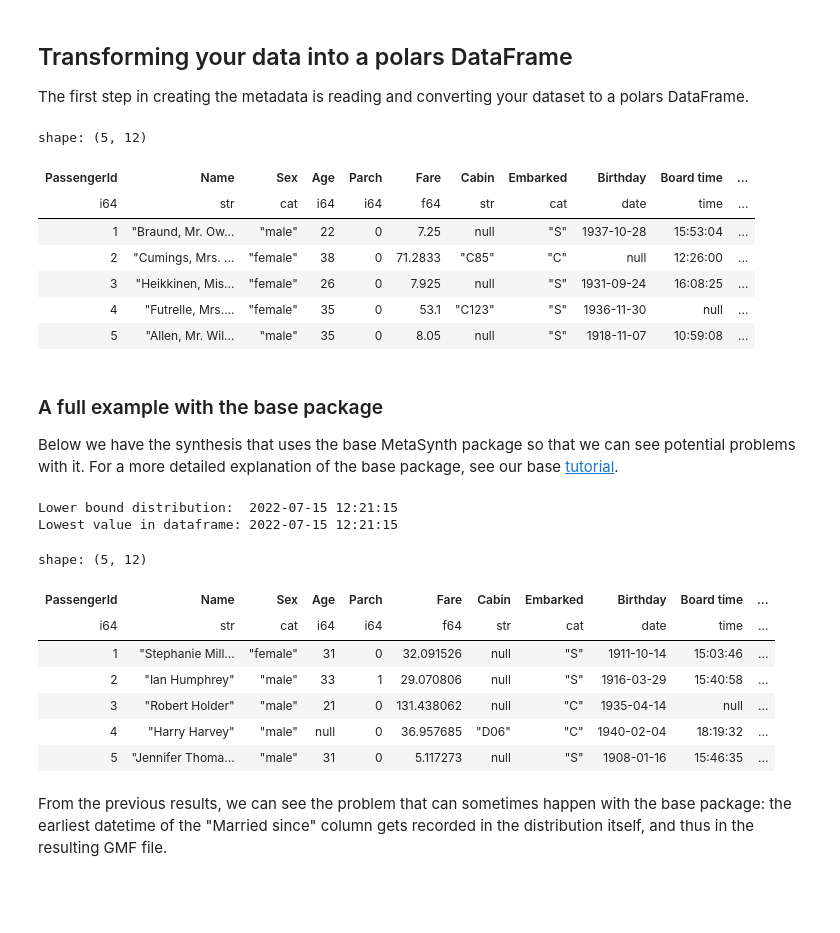
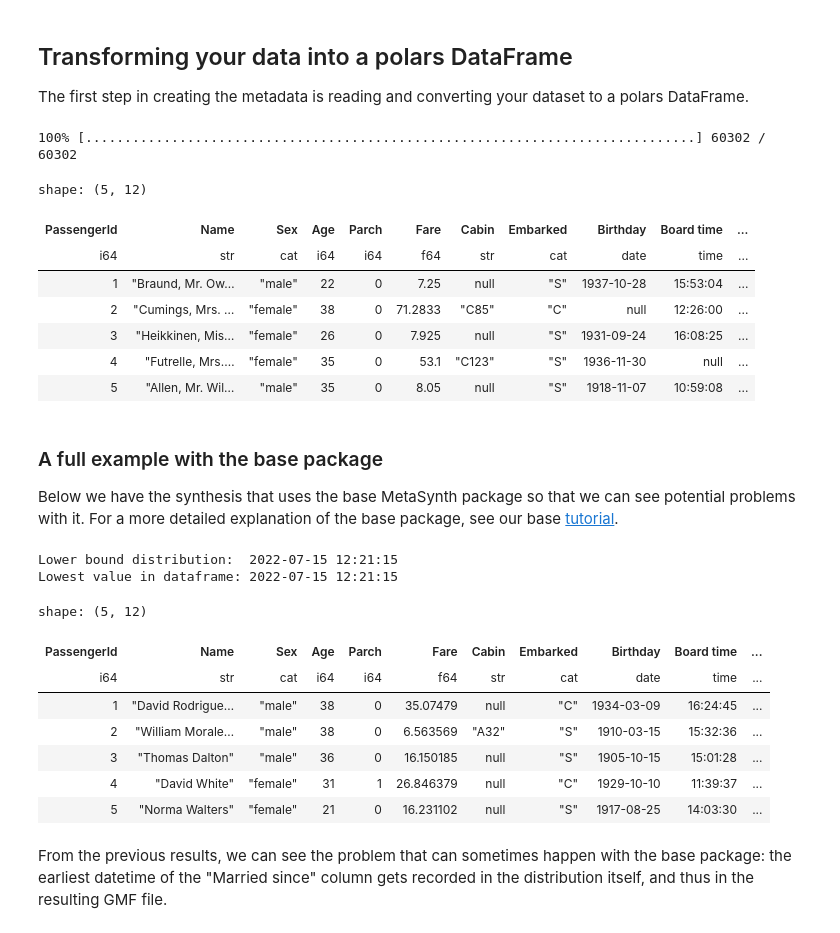
Before and after one commit to sodascience/metasyn-disclosure-control, a Jupyter notebook: examples/tutorial.ipynb, the cells around one changed output. Saved outputs shown, nothing was run; the diff lists cells and outputs as text; code cells hidden in the pictures; blank space fills up the shorter version.

```diff
--- a/examples/tutorial.ipynb
+++ b/examples/tutorial.ipynb
@@ -15,52 +22,53 @@ The first step in creating the metadata is reading and converting your dataset t
 # %%
 demonstration_fp = get_demonstration_fp()
 df = pl.read_csv(
-    demonstration_fp, parse_dates=True,
+    demonstration_fp, try_parse_dates=True,
     dtypes={
         "Sex": pl.Categorical,
         "Embarked": pl.Categorical})
 df.head()
 # %% [output]
-shape: (5, 12)
+100% [..............................................................................] 60302 / 60302
+shape: (5, 12)
 | PassengerId | Name | Sex | Age | Parch | Fare | Cabin | Embarked | Birthday | Board time | ... |
 | i64 | str | cat | i64 | i64 | f64 | str | cat | date | time | ... |
-| 1 | "Braund, Mr. Ow... | "male" | 22 | 0 | 7.25 | null | "S" | 1937-10-28 | 15:53:04 | ... |
-| 2 | "Cumings, Mrs. ... | "female" | 38 | 0 | 71.2833 | "C85" | "C" | null | 12:26:00 | ... |
-| 3 | "Heikkinen, Mis... | "female" | 26 | 0 | 7.925 | null | "S" | 1931-09-24 | 16:08:25 | ... |
-| 4 | "Futrelle, Mrs.... | "female" | 35 | 0 | 53.1 | "C123" | "S" | 1936-11-30 | null | ... |
-| 5 | "Allen, Mr. Wil... | "male" | 35 | 0 | 8.05 | null | "S" | 1918-11-07 | 10:59:08 | ... |
+| 1 | "Braund, Mr. Ow… | "male" | 22 | 0 | 7.25 | null | "S" | 1937-10-28 | 15:53:04 | ... |
+| 2 | "Cumings, Mrs. … | "female" | 38 | 0 | 71.2833 | "C85" | "C" | null | 12:26:00 | ... |
+| 3 | "Heikkinen, Mis… | "female" | 26 | 0 | 7.925 | null | "S" | 1931-09-24 | 16:08:25 | ... |
+| 4 | "Futrelle, Mrs.… | "female" | 35 | 0 | 53.1 | "C123" | "S" | 1936-11-30 | null | ... |
+| 5 | "Allen, Mr. Wil… | "male" | 35 | 0 | 8.05 | null | "S" | 1918-11-07 | 10:59:08 | ... |
 # %% [markdown]
 ### A full example with the base package
 
 Below we have the synthesis that uses the base MetaSynth package so that we can see potential problems with it. For a more detailed explanation of the base package, see our base [tutorial](https://github.com/sodascience/metasynth/blob/main/examples/advanced_tutorial.ipynb).
 # %%
-from metasynth.distribution import RegexDistribution
+from metasynth.distribution import RegexDistribution, FakerDistribution
 from metasynth.distribution import DiscreteUniformDistribution
 
 cabin_distribution = RegexDistribution(r"[ABCDEF]\d{2,3}")
 var_spec = {
     "PassengerId": {"unique": True},
-    "Name": {"distribution": "faker.name"},
-    "Fare": {"distribution": "ExponentialDistribution"},
+    "Name": {"distribution": FakerDistribution("name")},
+    "Fare": {"distribution": "core.exponential"},
     "Age": {"distribution": DiscreteUniformDistribution(20, 40)},
     "Cabin": {"distribution": cabin_distribution}
 }
 
 meta_dataset = MetaDataset.from_dataframe(df, spec=var_spec)
 print(f"Lower bound distribution:  {meta_dataset['Married since'].distribution.start}\n"
       f"Lowest value in dataframe: {df['Married since'].min()}")
 meta_dataset.synthesize(5)
 # %% [output]
 Lower bound distribution:  2022-07-15 12:21:15
 Lowest value in dataframe: 2022-07-15 12:21:15
 shape: (5, 12)
 | PassengerId | Name | Sex | Age | Parch | Fare | Cabin | Embarked | Birthday | Board time | ... |
 | i64 | str | cat | i64 | i64 | f64 | str | cat | date | time | ... |
-| 1 | "Stephanie Mill... | "female" | 31 | 0 | 32.091526 | null | "S" | 1911-10-14 | 15:03:46 | ... |
-| 2 | "Ian Humphrey" | "male" | 33 | 1 | 29.070806 | null | "S" | 1916-03-29 | 15:40:58 | ... |
-| 3 | "Robert Holder" | "male" | 21 | 0 | 131.438062 | null | "C" | 1935-04-14 | null | ... |
-| 4 | "Harry Harvey" | "male" | null | 0 | 36.957685 | "D06" | "C" | 1940-02-04 | 18:19:32 | ... |
-| 5 | "Jennifer Thoma... | "male" | 31 | 0 | 5.117273 | null | "S" | 1908-01-16 | 15:46:35 | ... |
+| 1 | "David Rodrigue… | "male" | 38 | 0 | 35.07479 | null | "C" | 1934-03-09 | 16:24:45 | ... |
+| 2 | "William Morale… | "male" | 38 | 0 | 6.563569 | "A32" | "S" | 1910-03-15 | 15:32:36 | ... |
+| 3 | "Thomas Dalton" | "male" | 36 | 0 | 16.150185 | null | "S" | 1905-10-15 | 15:01:28 | ... |
+| 4 | "David White" | "female" | 31 | 1 | 26.846379 | null | "C" | 1929-10-10 | 11:39:37 | ... |
+| 5 | "Norma Walters" | "female" | 21 | 0 | 16.231102 | null | "S" | 1917-08-25 | 14:03:30 | ... |
 # %% [markdown]
 From the previous results, we can see the problem that can sometimes happen with the base package: the earliest datetime of the "Married since" column gets recorded in the distribution itself, and thus in the resulting GMF file.
 # %% [markdown]
```
Also changed, not shown: parts of 6 cells of this notebook, 13 other files.
